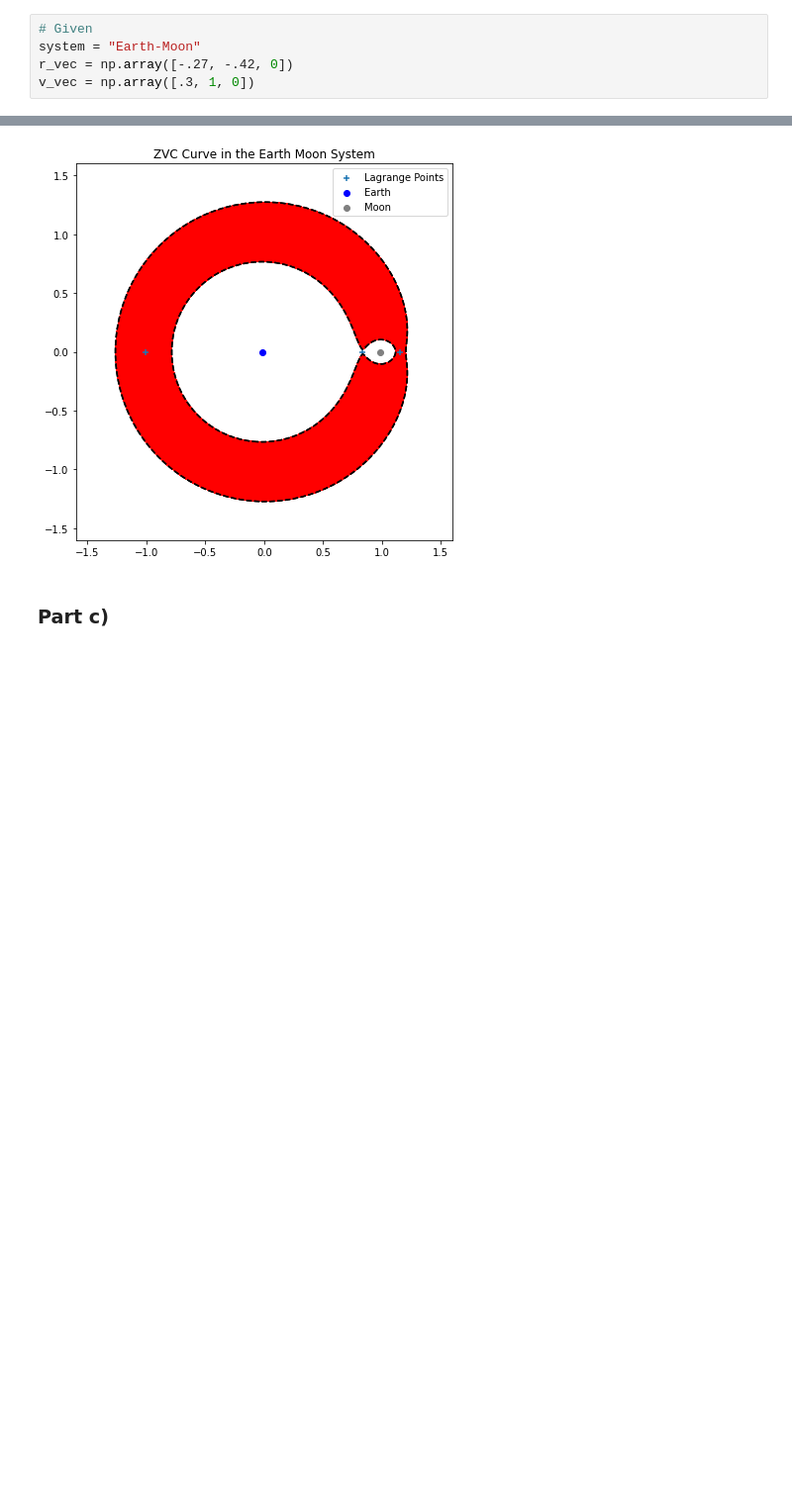
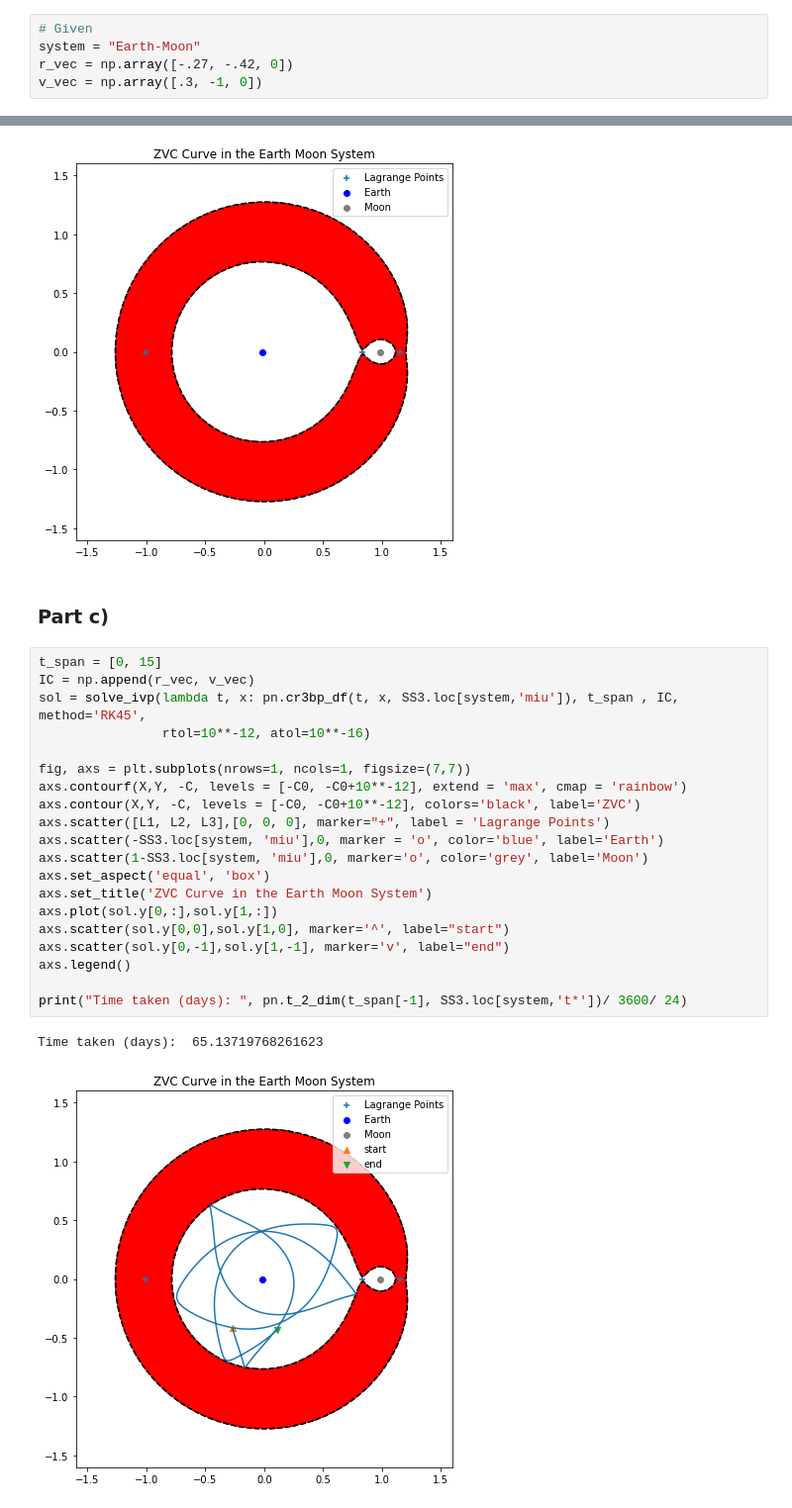
Before and after one commit to prabhu8/Advanced-Orbital-Mechanics, a Jupyter notebook: PSC/PSC1.ipynb, the cells around one changed output, grey strips where cells are left out. Shown at 99% size. Cells and saved outputs as stored; diff of their text form; blank space fills up the shorter version.

```diff
--- a/PSC/PSC1.ipynb
+++ b/PSC/PSC1.ipynb
@@ -30,7 +31,7 @@ import matplotlib.pyplot as plt
 # Given
 system = "Earth-Moon"
 r_vec = np.array([-.27, -.42, 0])
-v_vec = np.array([.3, 1, 0])
+v_vec = np.array([.3, -1, 0])
 # %% [markdown]
 ### Part a)
 # %%
@@ -70,3 +87,26 @@ axs.legend()
 [figure]
 # %% [markdown]
 ### Part c)
+# %%
+t_span = [0, 15]
+IC = np.append(r_vec, v_vec)
+sol = solve_ivp(lambda t, x: pn.cr3bp_df(t, x, SS3.loc[system,'miu']), t_span , IC, method='RK45',
+                rtol=10**-12, atol=10**-16)
+
+fig, axs = plt.subplots(nrows=1, ncols=1, figsize=(7,7))
+axs.contourf(X,Y, -C, levels = [-C0, -C0+10**-12], extend = 'max', cmap = 'rainbow')
+axs.contour(X,Y, -C, levels = [-C0, -C0+10**-12], colors='black', label='ZVC')
+axs.scatter([L1, L2, L3],[0, 0, 0], marker="+", label = 'Lagrange Points')
+axs.scatter(-SS3.loc[system, 'miu'],0, marker = 'o', color='blue', label='Earth')
+axs.scatter(1-SS3.loc[system, 'miu'],0, marker='o', color='grey', label='Moon')
+axs.set_aspect('equal', 'box')
+axs.set_title('ZVC Curve in the Earth Moon System')
+axs.plot(sol.y[0,:],sol.y[1,:])
+axs.scatter(sol.y[0,0],sol.y[1,0], marker='^', label="start")
+axs.scatter(sol.y[0,-1],sol.y[1,-1], marker='v', label="end")
+axs.legend()
+
+print("Time taken (days): ", pn.t_2_dim(t_span[-1], SS3.loc[system,'t*'])/ 3600/ 24)
+# %% [output]
+Time taken (days):  65.13719768261623
+[figure, added]
```
Also changed, not shown: parts of 7 cells of this notebook, 3 other files.
